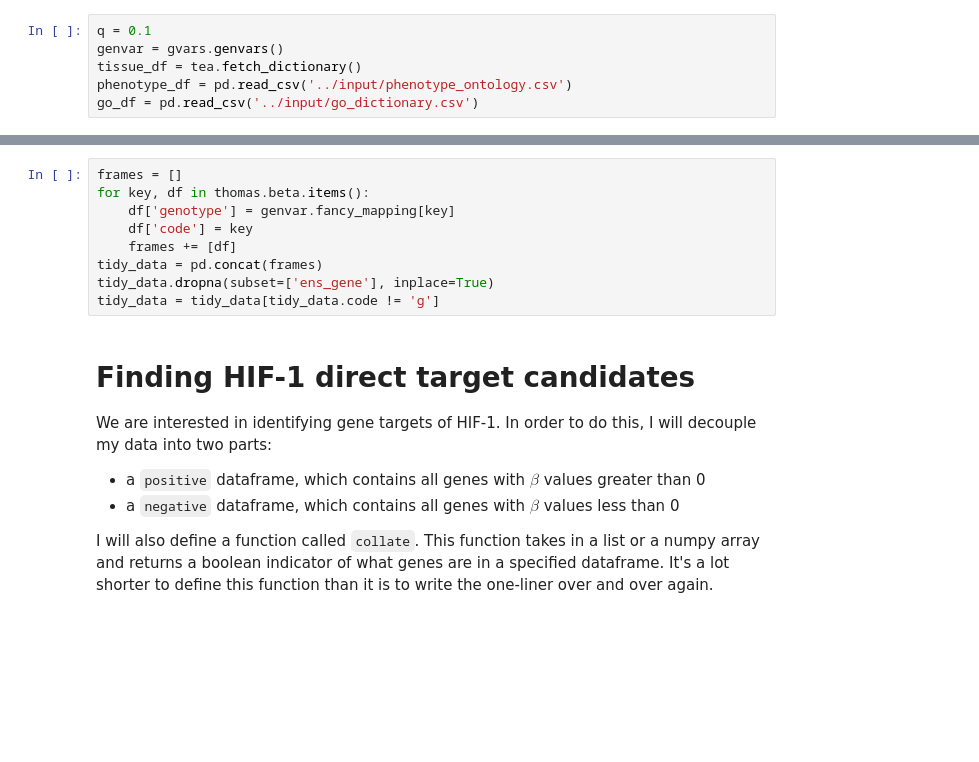
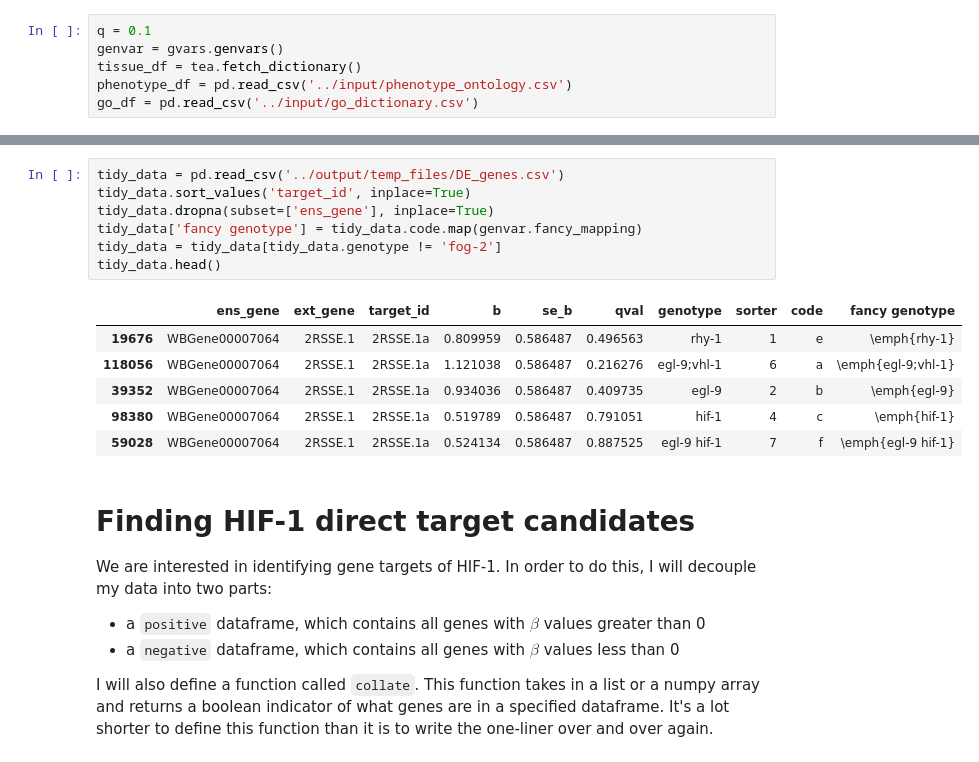
Before and after one commit to WormLabCaltech/mprsq, a Jupyter notebook: src/4 Understanding the decoupled transcriptomes.ipynb, the cells around one changed output, grey strips where cells are left out. Drawn from its saved outputs; the diff is of its cells as text; blank space fills up the shorter version.

```diff
--- a/src/4 Understanding the decoupled transcriptomes.ipynb
+++ b/src/4 Understanding the decoupled transcriptomes.ipynb
@@ -76,12 +50,17 @@ thomas.filter_data()
-# %%
-frames = []
-for key, df in thomas.beta.items():
-    df['genotype'] = genvar.fancy_mapping[key]
-    df['code'] = key
-    frames += [df]
-tidy_data = pd.concat(frames)
-tidy_data.dropna(subset=['ens_gene'], inplace=True)
-tidy_data = tidy_data[tidy_data.code != 'g']
+# %%
+tidy_data = pd.read_csv('../output/temp_files/DE_genes.csv')
+tidy_data.sort_values('target_id', inplace=True)
+tidy_data.dropna(subset=['ens_gene'], inplace=True)
+tidy_data['fancy genotype'] = tidy_data.code.map(genvar.fancy_mapping)
+tidy_data = tidy_data[tidy_data.genotype != 'fog-2']
+tidy_data.head()
+# %% [output]
+|  | ens_gene | ext_gene | target_id | b | se_b | qval | genotype | sorter | code | fancy genotype |
+| 19676 | WBGene00007064 | 2RSSE.1 | 2RSSE.1a | 0.809959 | 0.586487 | 0.496563 | rhy-1 | 1 | e | \emph{rhy-1} |
+| 118056 | WBGene00007064 | 2RSSE.1 | 2RSSE.1a | 1.121038 | 0.586487 | 0.216276 | egl-9;vhl-1 | 6 | a | \emph{egl-9;vhl-1} |
+| 39352 | WBGene00007064 | 2RSSE.1 | 2RSSE.1a | 0.934036 | 0.586487 | 0.409735 | egl-9 | 2 | b | \emph{egl-9} |
+| 98380 | WBGene00007064 | 2RSSE.1 | 2RSSE.1a | 0.519789 | 0.586487 | 0.791051 | hif-1 | 4 | c | \emph{hif-1} |
+| 59028 | WBGene00007064 | 2RSSE.1 | 2RSSE.1a | 0.524134 | 0.586487 | 0.887525 | egl-9 hif-1 | 7 | f | \emph{egl-9 hif-1} |
 # %% [markdown]
 # Finding HIF-1 direct target candidates
 
```
Also changed, not shown: parts of 9 cells of this notebook, 54 other files.
